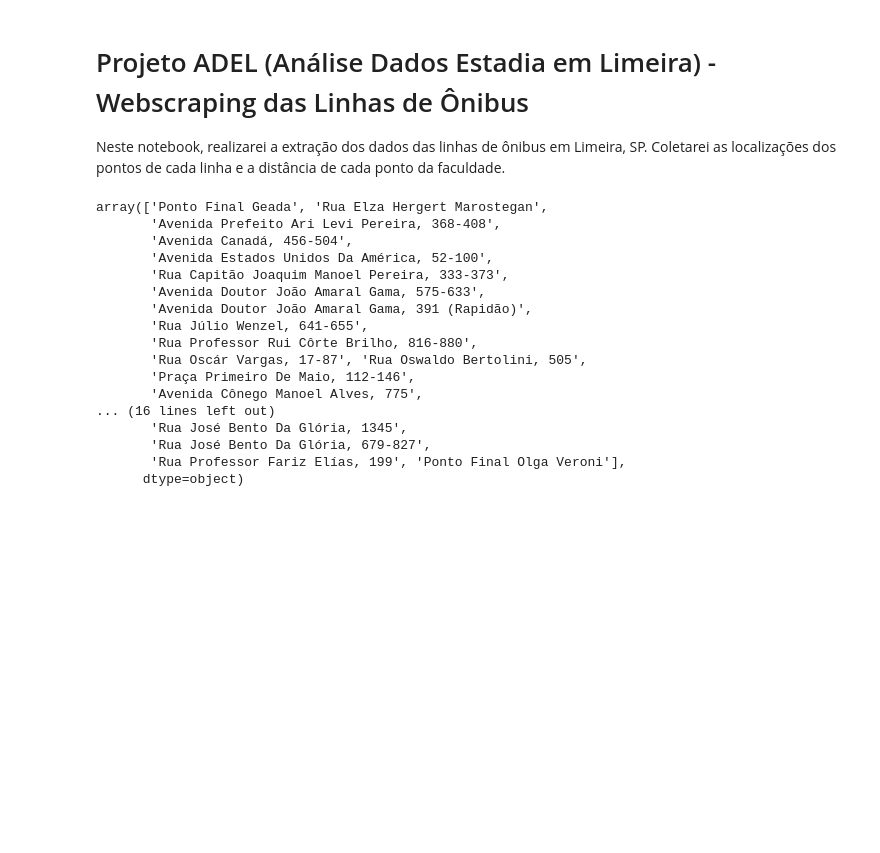
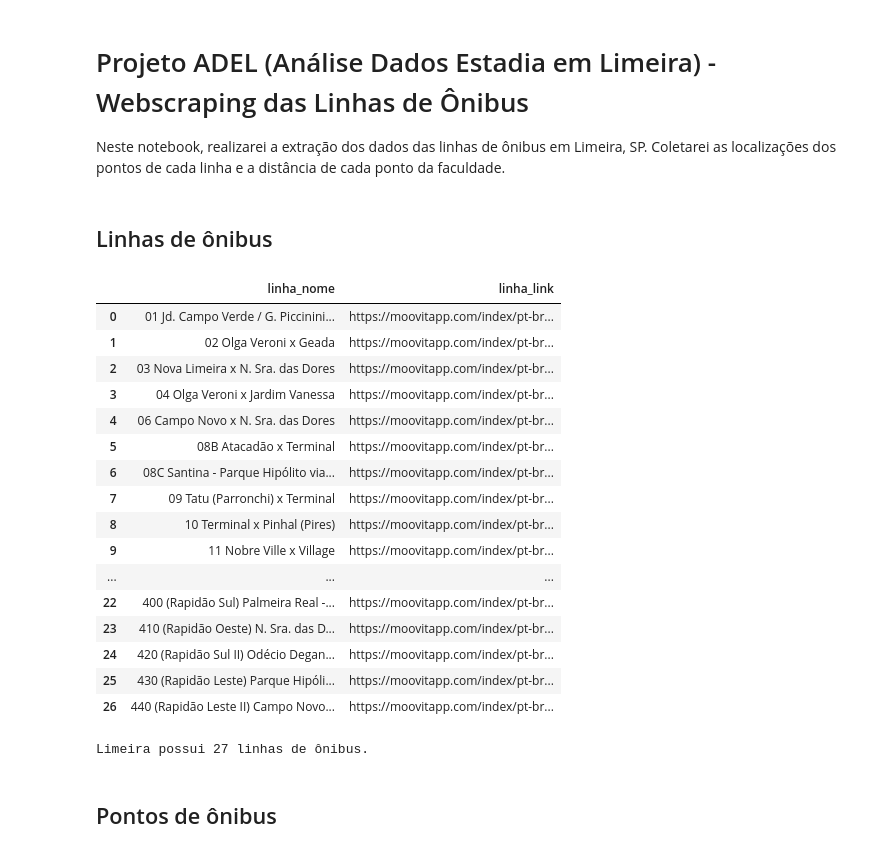
Before and after one commit to vichShir/analise-dados-estadia-limeira, a Jupyter notebook: Notebooks/ADEL_2_webscraping_linhas_onibus.ipynb, the cells around one changed output. Cells and saved outputs as stored; diff of their text form; code cells hidden in the pictures; blank space fills up the shorter version.

Commit message:
Extraido dados de linhas de ônibus

```diff
--- a/Notebooks/ADEL_2_webscraping_linhas_onibus.ipynb
+++ b/Notebooks/ADEL_2_webscraping_linhas_onibus.ipynb
@@ -9,6 +12,8 @@ import geopy
 import pandas as pd
+# %% [markdown]
+## Linhas de ônibus
 # %%
-url = 'https://moovitapp.com/index/pt-br/transporte_p%C3%BAblico-line-02_OLGA_VERONI_X_GEADA-Limeira-4161-908539-743590-0'
+url = 'https://moovitapp.com/index/pt-br/transporte_p%C3%BAblico-lines-Limeira-4161-908539'
 response = urlopen(url)
 html_linhas_onibus = response.read()
 soup_linhas_onibus = BeautifulSoup(html_linhas_onibus, 'html.parser')
@@ -20,23 +20,46 @@ for ponto in soup_linhas_onibus.find('ul', {'class': 'stops-list bordered'}).fin
-# %%
-pontos = pd.Series(pontos)
-pontos = pontos.unique()
-pontos
-# %% [output]
-array(['Ponto Final Geada', 'Rua Elza Hergert Marostegan',
-       'Avenida Prefeito Ari Levi Pereira, 368-408',
-       'Avenida Canadá, 456-504',
-       'Avenida Estados Unidos Da América, 52-100',
-       'Rua Capitão Joaquim Manoel Pereira, 333-373',
-       'Avenida Doutor João Amaral Gama, 575-633',
-       'Avenida Doutor João Amaral Gama, 391 (Rapidão)',
-       'Rua Júlio Wenzel, 641-655',
-       'Rua Professor Rui Côrte Brilho, 816-880',
-       'Rua Oscár Vargas, 17-87', 'Rua Oswaldo Bertolini, 505',
-       'Praça Primeiro De Maio, 112-146',
-       'Avenida Cônego Manoel Alves, 775',
-... (16 lines left out)
-       'Rua José Bento Da Glória, 1345',
-       'Rua José Bento Da Glória, 679-827',
-       'Rua Professor Fariz Elías, 199', 'Ponto Final Olga Veroni'],
-      dtype=object)
+# %%
+linhas_onibus_links = []
+linhas_onibus_nomes = []
+
+# Coletar os links de cada linha de ônibus
+for linha_link in soup_linhas_onibus.find('div', {'id': 'agency-lines'}).find_all('a'):
+  linhas_onibus_links.append(linha_link['href'])
+
+# Coletar os nomes de cada linha de ônibus
+for linha_nome in soup_linhas_onibus.find('div', {'id': 'agency-lines'}).find_all('strong'):
+  linhas_onibus_nomes.append(linha_nome.get_text())
+
+# Converter em Series
+linhas_onibus = pd.DataFrame(
+    {
+        'linha_nome': linhas_onibus_nomes,
+        'linha_link': linhas_onibus_links
+    }
+)
+linhas_onibus
+# %% [output]
+|  | linha_nome | linha_link |
+| 0 | 01 Jd. Campo Verde / G. Piccinini... | https://moovitapp.com/index/pt-br... |
+| 1 | 02 Olga Veroni x Geada | https://moovitapp.com/index/pt-br... |
+| 2 | 03 Nova Limeira x N. Sra. das Dores | https://moovitapp.com/index/pt-br... |
+| 3 | 04 Olga Veroni x Jardim Vanessa | https://moovitapp.com/index/pt-br... |
+| 4 | 06 Campo Novo x N. Sra. das Dores | https://moovitapp.com/index/pt-br... |
+| 5 | 08B Atacadão x Terminal | https://moovitapp.com/index/pt-br... |
+| 6 | 08C Santina - Parque Hipólito via... | https://moovitapp.com/index/pt-br... |
+| 7 | 09 Tatu (Parronchi) x Terminal | https://moovitapp.com/index/pt-br... |
+| 8 | 10 Terminal x Pinhal (Pires) | https://moovitapp.com/index/pt-br... |
+| 9 | 11 Nobre Ville x Village | https://moovitapp.com/index/pt-br... |
+| ... | ... | ... |
+| 22 | 400 (Rapidão Sul) Palmeira Real -... | https://moovitapp.com/index/pt-br... |
+| 23 | 410 (Rapidão Oeste) N. Sra. das D... | https://moovitapp.com/index/pt-br... |
+| 24 | 420 (Rapidão Sul II) Odécio Degan... | https://moovitapp.com/index/pt-br... |
+| 25 | 430 (Rapidão Leste) Parque Hipóli... | https://moovitapp.com/index/pt-br... |
+| 26 | 440 (Rapidão Leste II) Campo Novo... | https://moovitapp.com/index/pt-br... |
+# %%
+num_linhas_onibus = linhas_onibus.shape[0]
+print(f'Limeira possui {num_linhas_onibus} linhas de ônibus.')
+# %% [output]
+Limeira possui 27 linhas de ônibus.
+# %% [markdown]
+## Pontos de ônibus
 # %%
```
Also changed, not shown: parts of 12 cells of this notebook, 27 other files.
